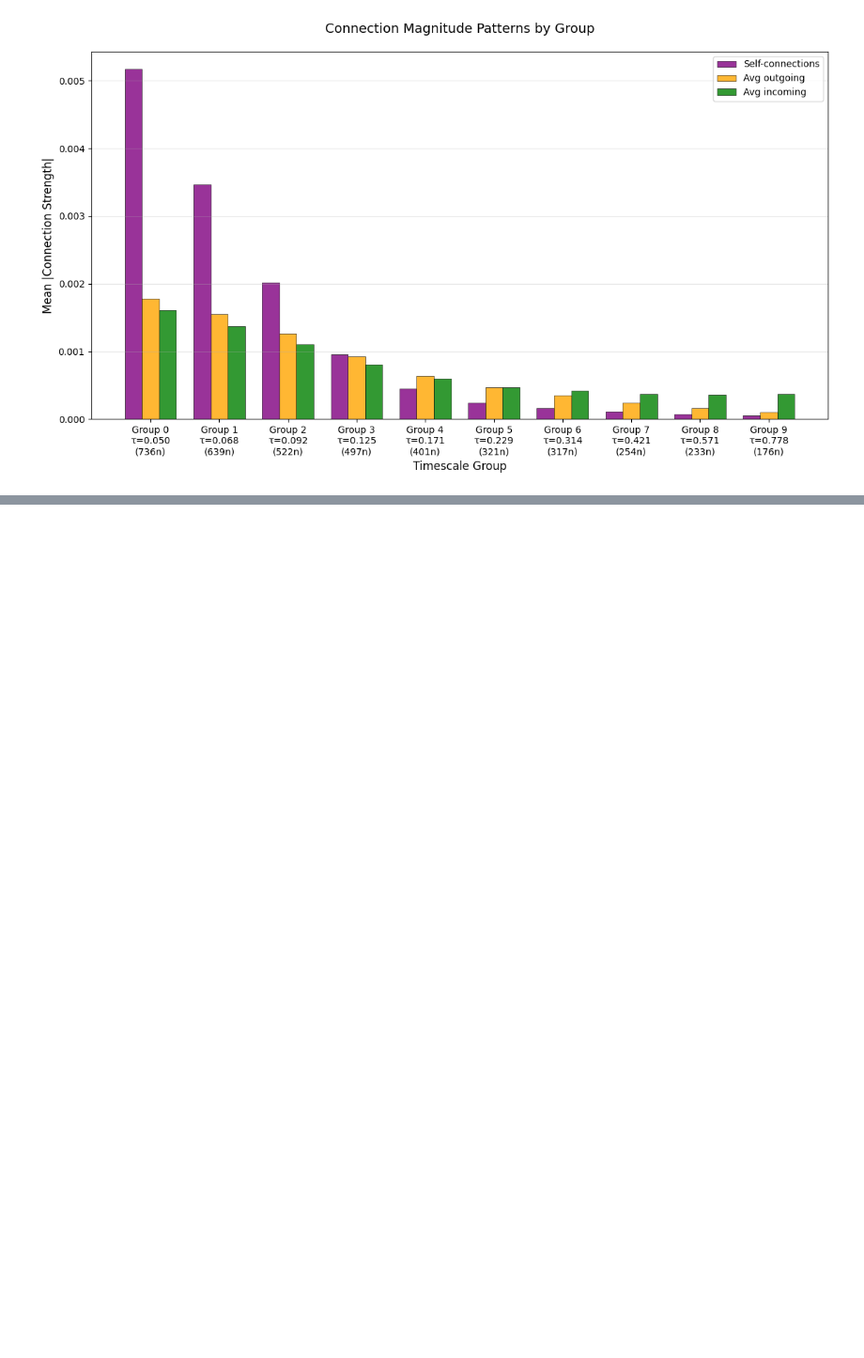
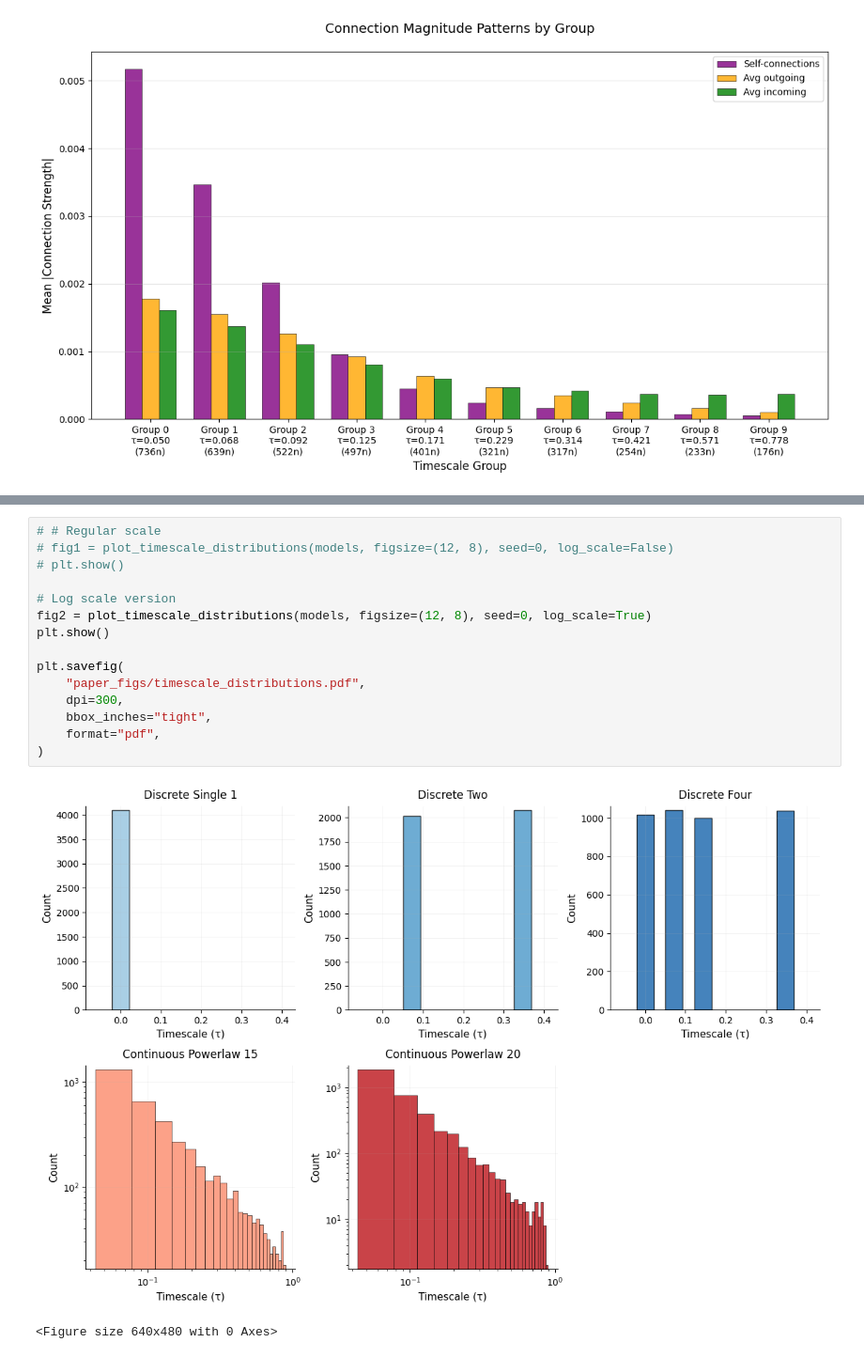
Before and after one commit to geometric-intelligence/pirnns, a Jupyter notebook: pirnns/paper_figs/connectivity/fig_conectivity.ipynb, the cells around one changed output, grey strips where cells are left out. Shown at 94% size. Drawn from its saved outputs; the diff is of its cells as text; blank space fills up the shorter version.

```diff
--- a/pirnns/paper_figs/connectivity/fig_conectivity.ipynb
+++ b/pirnns/paper_figs/connectivity/fig_conectivity.ipynb
@@ -190,0 +305,18 @@ Timescale range: [0.0434, 0.8989]
+# %%
+# # Regular scale
+# fig1 = plot_timescale_distributions(models, figsize=(12, 8), seed=0, log_scale=False)
+# plt.show()
+
+# Log scale version
+fig2 = plot_timescale_distributions(models, figsize=(12, 8), seed=0, log_scale=True)
+plt.show()
+
+plt.savefig(
+    "paper_figs/timescale_distributions.pdf",
+    dpi=300,
+    bbox_inches="tight",
+    format="pdf",
+)
+# %% [output]
+[figure, added]
+<Figure size 640x480 with 0 Axes>
```
Also changed, not shown: parts of 5 cells of this notebook, 5 other files.
